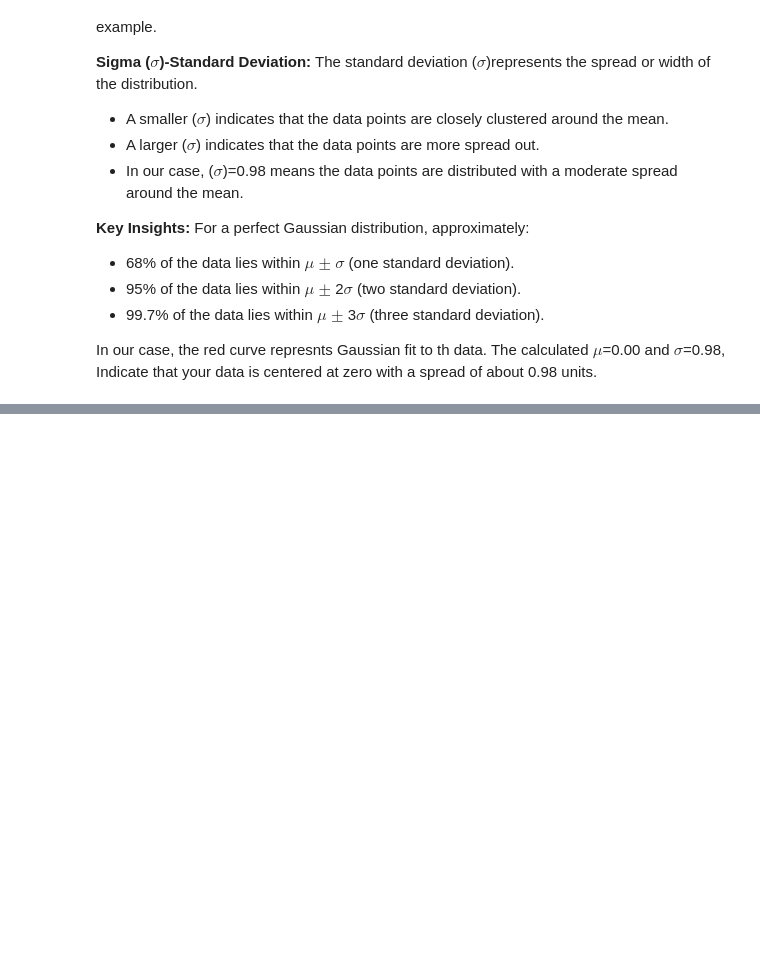
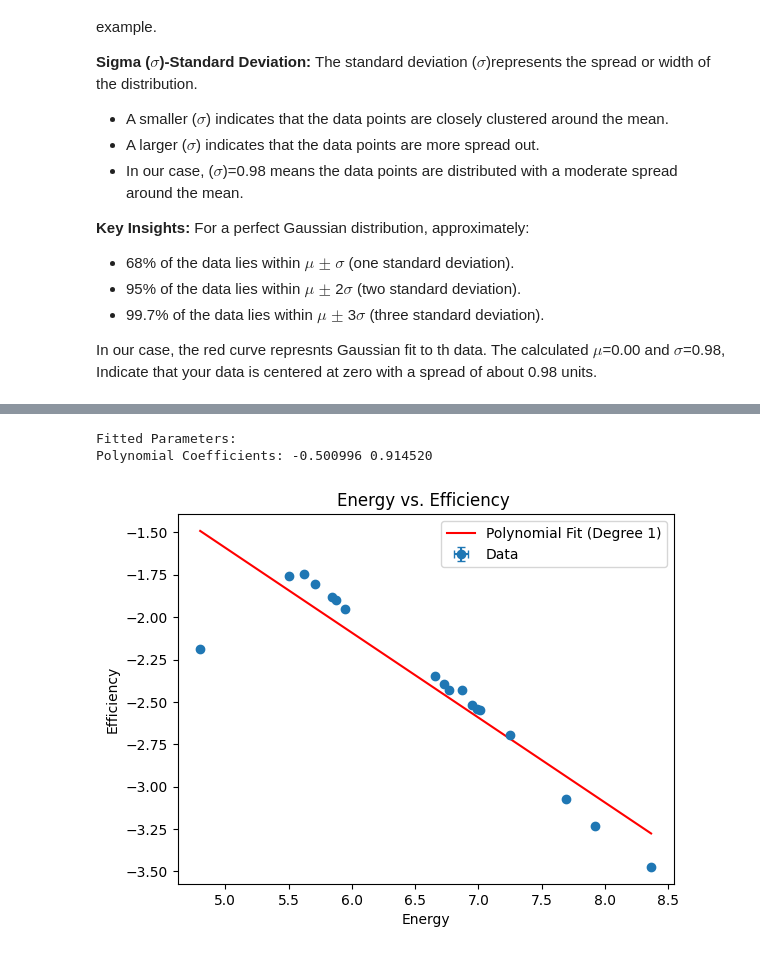
Before and after one commit to khwhas/My_JupyterBook, a Jupyter notebook: Python_Codes/Fitting_the_Data.ipynb, the cells around one changed output, grey strips where cells are left out. Saved outputs shown, nothing was run; the diff lists cells and outputs as text; code cells hidden in the pictures; blank space fills up the shorter version.

```diff
--- a/Python_Codes/Fitting_the_Data.ipynb
+++ b/Python_Codes/Fitting_the_Data.ipynb
@@ -257,0 +435,47 @@ plt.show()
+# %%
+import numpy as np
+import matplotlib.pyplot as plt
+
+# Read the data from the file
+data4 = np.genfromtxt('Effic_log.txt', skip_header=1)
+
+# Extract the columns from the data
+energies = data4[:, 0]
+efficiencies = data4[:, 1]
+error_in_x = np.zeros_like(energies)
+error_in_y = data4[:, 2]
+
+# Define the degree of the polynomial fit
+degree = 1
+
+# Perform polynomial fit
+fit_params = np.polyfit(energies, efficiencies, deg=degree)
+
+# Generate fitted curve
+x_fit = np.linspace(min(energies), max(energies), 100)
+y_fit = np.polyval(fit_params, x_fit)
+
+# Plot the data points with error bars
+plt.errorbar(energies, efficiencies, xerr=error_in_x, yerr=error_in_y, fmt='o', capsize=3, label='Data')
+plt.plot(x_fit, y_fit, 'r-', label='Polynomial Fit (Degree {})'.format(degree))
+
+# Set plot title and labels
+plt.title('Energy vs. Efficiency ')
+plt.xlabel('Energy')
+plt.ylabel('Efficiency')
+
+# Add legend
+plt.legend()
+
+# Display the plot
+#plt.show()
+#plt.savefig('Eu_Ba_Ga_fitted_to_the_polynomial_degree_8')
+
+# Print the fitted parameters
+params_str = ' '.join(['{:.6f}'.format(param) for param in fit_params])
+print("Fitted Parameters:")
+print("Polynomial Coefficients:", params_str)
+# %% [output]
+Fitted Parameters:
+Polynomial Coefficients: -0.500996 0.914520
+[figure, added]
```
Also changed, not shown: parts of 16 cells of this notebook, 7 other files.
